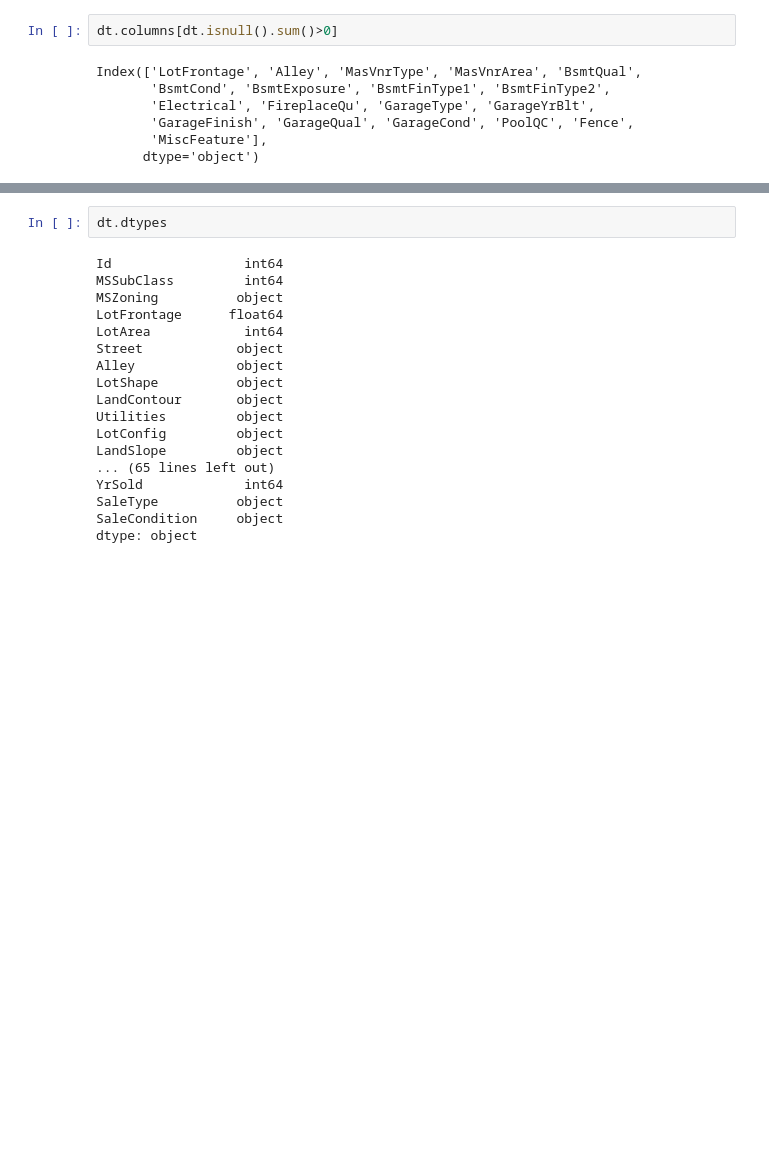
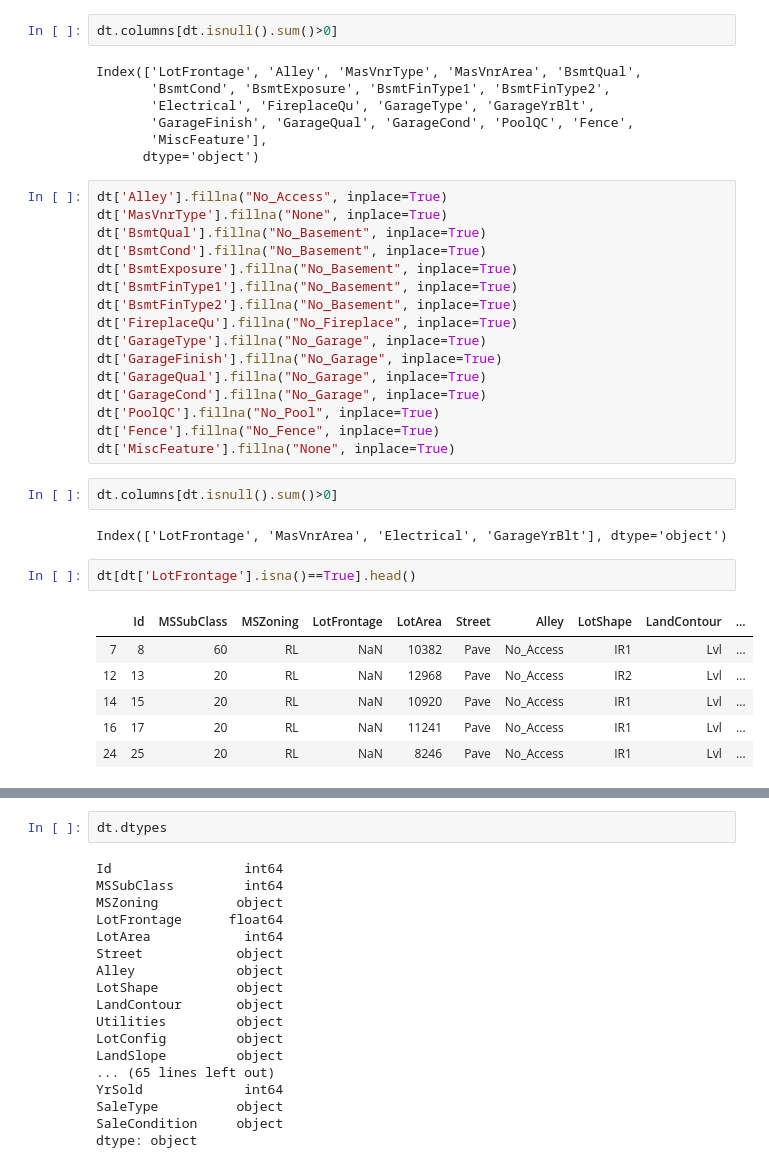
Before and after one commit to ber0-0/BrainStation-Capstone-Sale-Price-Prediction, a Jupyter notebook: Data_Cleansing.ipynb, the cells around one changed output, grey strips where cells are left out. Drawn from its saved outputs; the diff is of its cells as text; blank space fills up the shorter version.

Commit message:
Fill in NaN values for columns with missing data except 4 columns

```diff
--- a/Data_Cleansing.ipynb
+++ b/Data_Cleansing.ipynb
@@ -82,3 +82,32 @@ Index(['LotFrontage', 'Alley', 'MasVnrType', 'MasVnrArea', 'BsmtQual',
        'GarageFinish', 'GarageQual', 'GarageCond', 'PoolQC', 'Fence',
        'MiscFeature'],
       dtype='object')
+# %%
+dt['Alley'].fillna("No_Access", inplace=True)
+dt['MasVnrType'].fillna("None", inplace=True)
+dt['BsmtQual'].fillna("No_Basement", inplace=True)
+dt['BsmtCond'].fillna("No_Basement", inplace=True)
+dt['BsmtExposure'].fillna("No_Basement", inplace=True)
+dt['BsmtFinType1'].fillna("No_Basement", inplace=True)
+dt['BsmtFinType2'].fillna("No_Basement", inplace=True)
+dt['FireplaceQu'].fillna("No_Fireplace", inplace=True)
+dt['GarageType'].fillna("No_Garage", inplace=True)
+dt['GarageFinish'].fillna("No_Garage", inplace=True)
+dt['GarageQual'].fillna("No_Garage", inplace=True)
+dt['GarageCond'].fillna("No_Garage", inplace=True)
+dt['PoolQC'].fillna("No_Pool", inplace=True)
+dt['Fence'].fillna("No_Fence", inplace=True)
+dt['MiscFeature'].fillna("None", inplace=True)
+# %%
+dt.columns[dt.isnull().sum()>0]
+# %% [output]
+Index(['LotFrontage', 'MasVnrArea', 'Electrical', 'GarageYrBlt'], dtype='object')
+# %%
+dt[dt['LotFrontage'].isna()==True].head()
+# %% [output]
+|  | Id | MSSubClass | MSZoning | LotFrontage | LotArea | Street | Alley | LotShape | LandContour | ... |
+| 7 | 8 | 60 | RL | NaN | 10382 | Pave | No_Access | IR1 | Lvl | ... |
+| 12 | 13 | 20 | RL | NaN | 12968 | Pave | No_Access | IR2 | Lvl | ... |
+| 14 | 15 | 20 | RL | NaN | 10920 | Pave | No_Access | IR1 | Lvl | ... |
+| 16 | 17 | 20 | RL | NaN | 11241 | Pave | No_Access | IR1 | Lvl | ... |
+| 24 | 25 | 20 | RL | NaN | 8246 | Pave | No_Access | IR1 | Lvl | ... |
```
Also changed, not shown: parts of 3 cells of this notebook.
